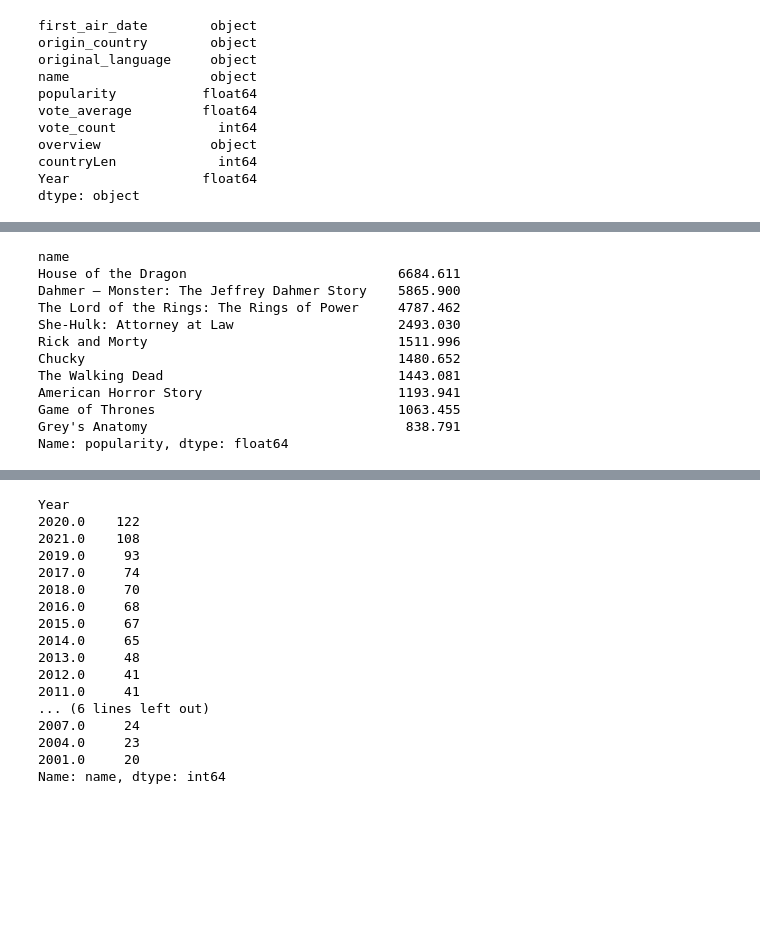
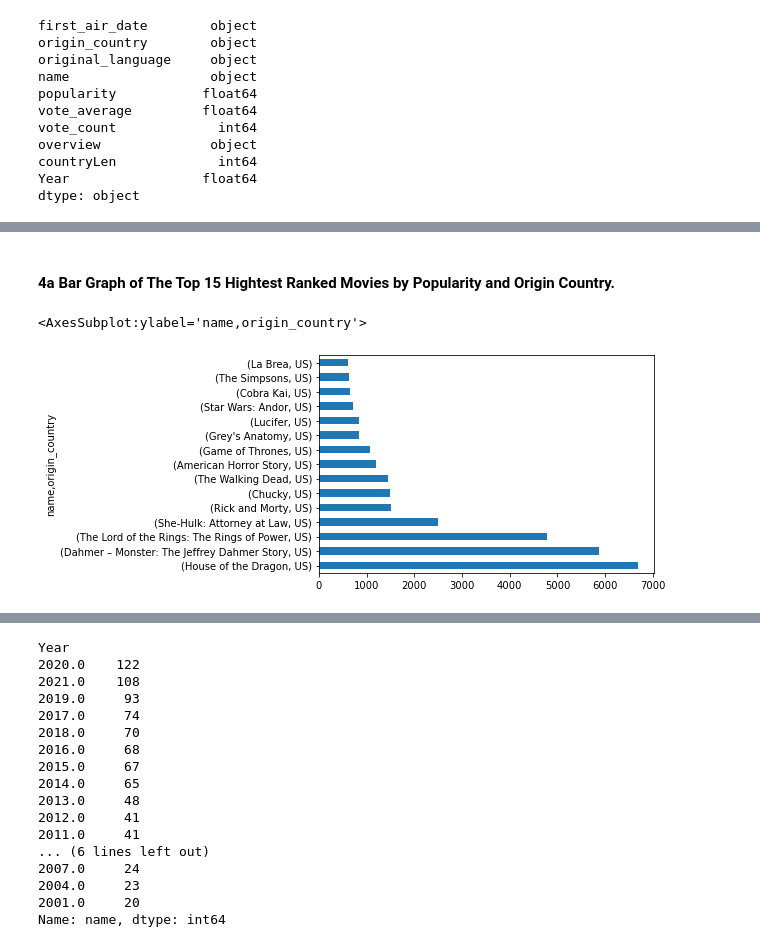
Before and after one commit to allisoncwalker/Data-Analysis-Notebook, a Jupyter notebook: notebook1.ipynb, the cells around one changed output, grey strips where cells are left out. Drawn from its saved outputs; the diff is of its cells as text; code cells hidden in the pictures; blank space fills up the shorter version.

```diff
--- a/notebook1.ipynb
+++ b/notebook1.ipynb
@@ -180,15 +154,8 @@ plt.xlim(1970,2021)
+# %% [markdown]
+#### 4a Bar Graph of The Top 15 Hightest Ranked Movies by Popularity and Origin Country.
 # %%
-TV_df[TV_df.origin_country =='US'].groupby('name')['popularity'].max().sort_values(ascending=False).head(10)
+Max_Pop = TV_df[TV_df.origin_country =='US'].groupby(['name', 'origin_country'])['popularity'].max().sort_values(ascending=False).head(15)
+Max_Pop.plot.barh()
 # %% [output]
-name
-House of the Dragon                           6684.611
-Dahmer – Monster: The Jeffrey Dahmer Story    5865.900
-The Lord of the Rings: The Rings of Power     4787.462
-She-Hulk: Attorney at Law                     2493.030
-Rick and Morty                                1511.996
-Chucky                                        1480.652
-The Walking Dead                              1443.081
-American Horror Story                         1193.941
-Game of Thrones                               1063.455
-Grey's Anatomy                                 838.791
-Name: popularity, dtype: float64
+<AxesSubplot:ylabel='name,origin_country'>
+[figure, added]
```
Also changed, not shown: parts of 23 cells of this notebook.
